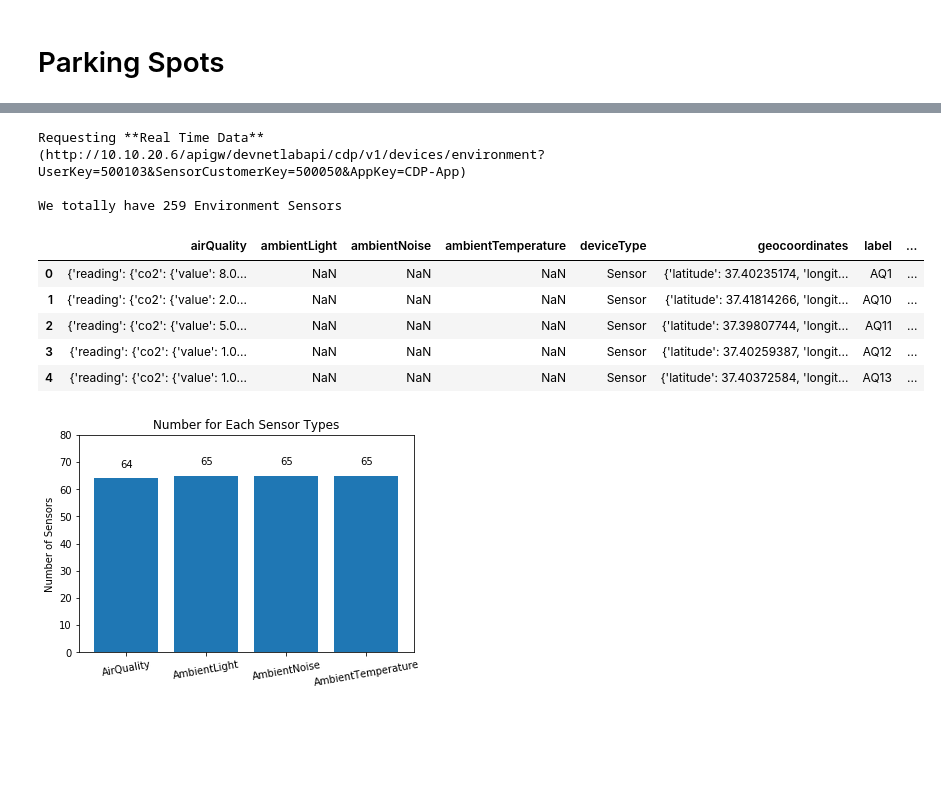
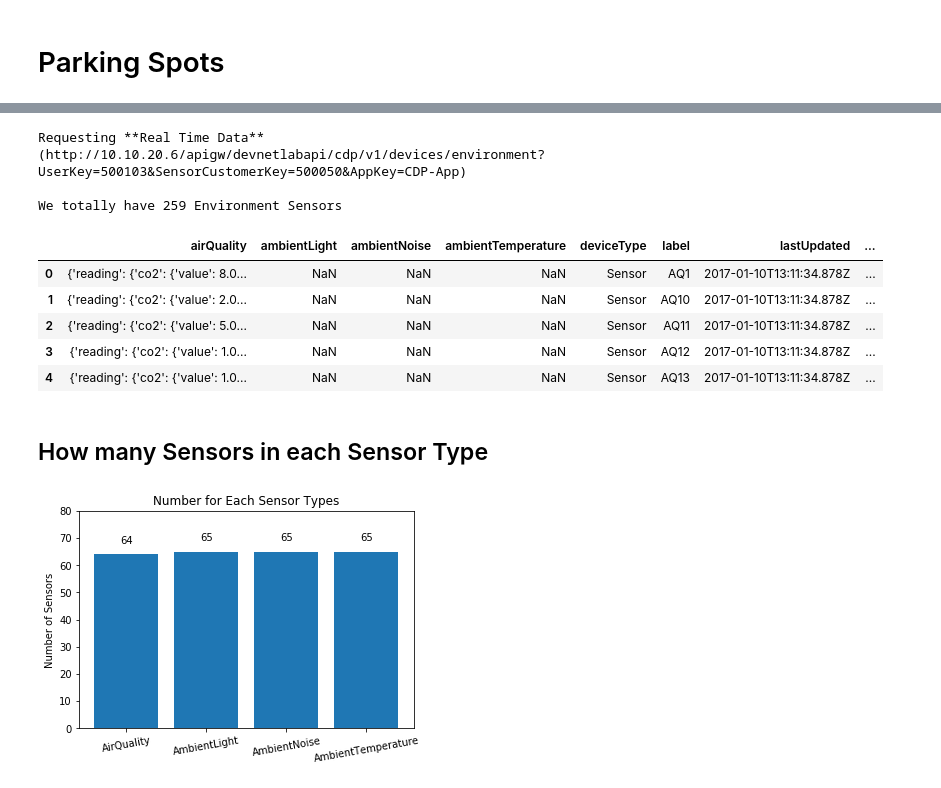
Before and after one commit to jiankuang/CiscoCDP, a Jupyter notebook: exercise/cdp-plots.ipynb, the cells around one changed output, grey strips where cells are left out. Drawn from its saved outputs; the diff is of its cells as text; code cells hidden in the pictures; blank space fills up the shorter version.

```diff
--- a/exercise/cdp-plots.ipynb
+++ b/exercise/cdp-plots.ipynb
@@ -40,2 +106,7 @@ plt.show()
 # %% [markdown]
 # Parking Spots
+# %%
+def flatDF(df):
+    df['longitude'] = [geo['longitude'] for geo in df['geocoordinates']]
+    df['latitude'] = [geo['latitude'] for geo in df['geocoordinates']]
+    del df['geocoordinates']
@@ -110,21 +206,25 @@ plt.show()
 # %%
 sensors = dao.getAllEnvironmentSensors()
-
 print("We totally have %s Environment Sensors" % len(sensors))
 
 data = [sensor['EnvironmentSensor'] for sensor in sensors]
-df_data = pd.read_json(json.dumps(data))
-df_data['sensorType'] = [type[0] for type in df_data['sensorType']]
-df_data.head()
+df_sensors = pd.read_json(json.dumps(data))
+
+flatDF(df_sensors)
+
+df_sensors['sensorType'] = [type[0] for type in df_sensors['sensorType']]
+df_sensors.head()
 # %% [output]
 Requesting **Real Time Data** (http://10.10.20.6/apigw/devnetlabapi/cdp/v1/devices/environment?UserKey=500103&SensorCustomerKey=500050&AppKey=CDP-App)
 
 We totally have 259 Environment Sensors
-|  | airQuality | ambientLight | ambientNoise | ambientTemperature | deviceType | geocoordinates | label | ... |
-| 0 | {'reading': {'co2': {'value': 8.0... | NaN | NaN | NaN | Sensor | {'latitude': 37.40235174, 'longit... | AQ1 | ... |
-| 1 | {'reading': {'co2': {'value': 2.0... | NaN | NaN | NaN | Sensor | {'latitude': 37.41814266, 'longit... | AQ10 | ... |
-| 2 | {'reading': {'co2': {'value': 5.0... | NaN | NaN | NaN | Sensor | {'latitude': 37.39807744, 'longit... | AQ11 | ... |
-| 3 | {'reading': {'co2': {'value': 1.0... | NaN | NaN | NaN | Sensor | {'latitude': 37.40259387, 'longit... | AQ12 | ... |
-| 4 | {'reading': {'co2': {'value': 1.0... | NaN | NaN | NaN | Sensor | {'latitude': 37.40372584, 'longit... | AQ13 | ... |
+|  | airQuality | ambientLight | ambientNoise | ambientTemperature | deviceType | label | lastUpdated | ... |
+| 0 | {'reading': {'co2': {'value': 8.0... | NaN | NaN | NaN | Sensor | AQ1 | 2017-01-10T13:11:34.878Z | ... |
+| 1 | {'reading': {'co2': {'value': 2.0... | NaN | NaN | NaN | Sensor | AQ10 | 2017-01-10T13:11:34.878Z | ... |
+| 2 | {'reading': {'co2': {'value': 5.0... | NaN | NaN | NaN | Sensor | AQ11 | 2017-01-10T13:11:34.878Z | ... |
+| 3 | {'reading': {'co2': {'value': 1.0... | NaN | NaN | NaN | Sensor | AQ12 | 2017-01-10T13:11:34.878Z | ... |
+| 4 | {'reading': {'co2': {'value': 1.0... | NaN | NaN | NaN | Sensor | AQ13 | 2017-01-10T13:11:34.878Z | ... |
+# %% [markdown]
+## How many Sensors in each Sensor Type
 # %%
 # plt.hist(df_data['sensorType'].values)
```
Also changed, not shown: parts of 26 cells of this notebook, 10 other files.
